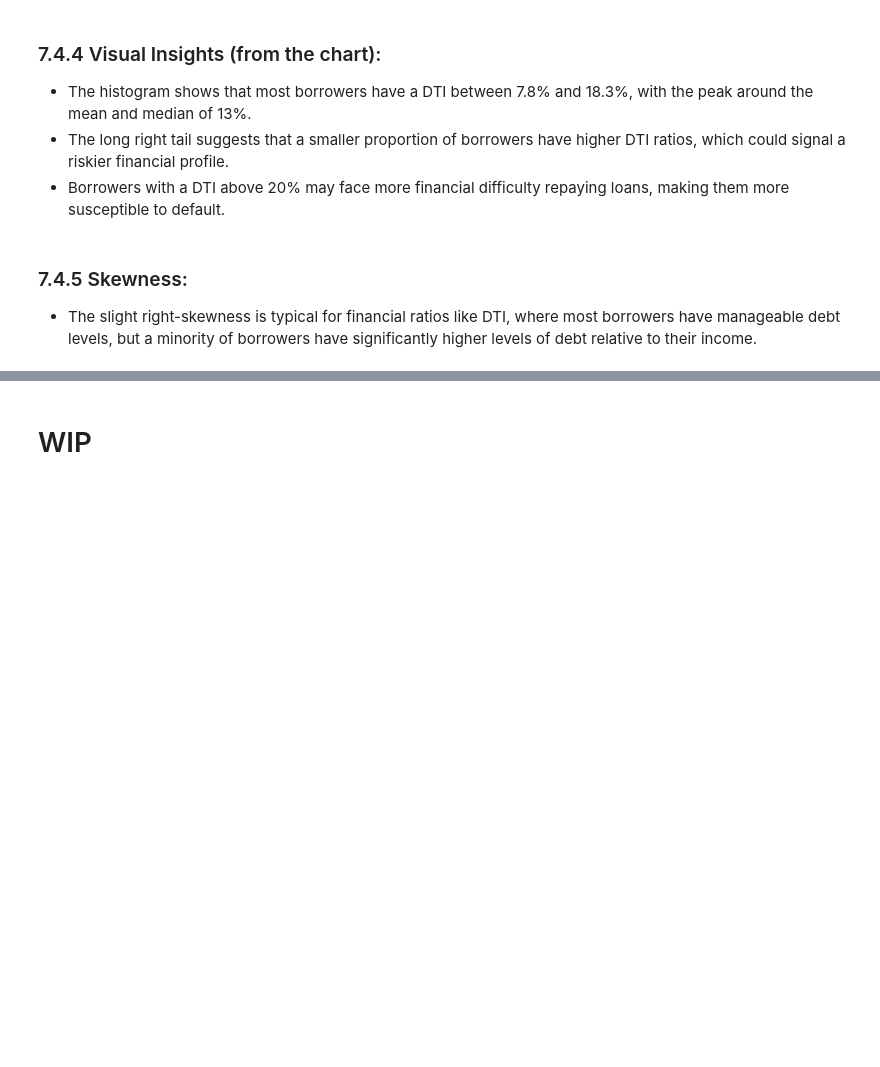
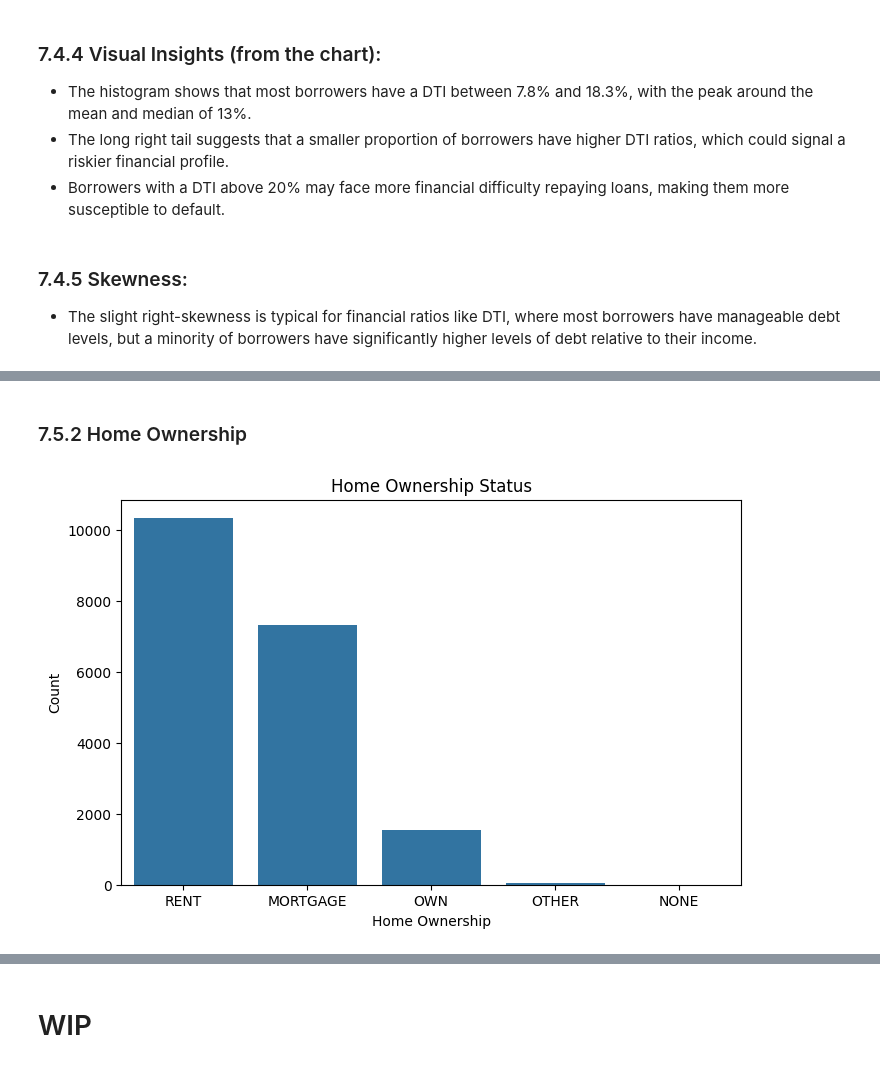
Before and after one commit to jafarijason/ds_001_lending_club_case_study, a Jupyter notebook: Group_Facilitator_Jason_Jafari.ipynb, the cells around one changed output, grey strips where cells are left out. Saved outputs shown, nothing was run; the diff lists cells and outputs as text; code cells hidden in the pictures; blank space fills up the shorter version.

```diff
--- a/Group_Facilitator_Jason_Jafari.ipynb
+++ b/Group_Facilitator_Jason_Jafari.ipynb
@@ -810,0 +828,11 @@ mean_dti, median_dti, mode_dti, dti_stats
+# %% [markdown]
+### 7.5.2 Home Ownership
+# %%
+plt.figure(figsize=(8, 5))
+sns.countplot(x='home_ownership', data=loan_data_clean, order=loan_data_clean['home_ownership'].value_counts().index)
+plt.title('Home Ownership Status')
+plt.xlabel('Home Ownership')
+plt.ylabel('Count')
+plt.show()
+# %% [output]
+[figure, added]
```
Also changed, not shown: parts of 62 cells of this notebook.
